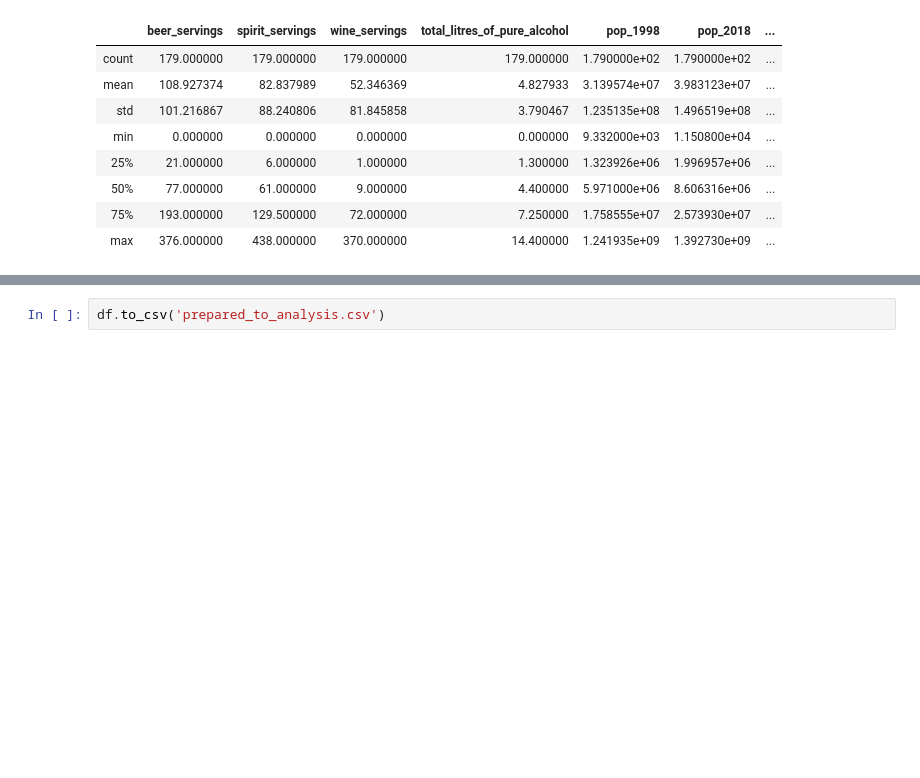
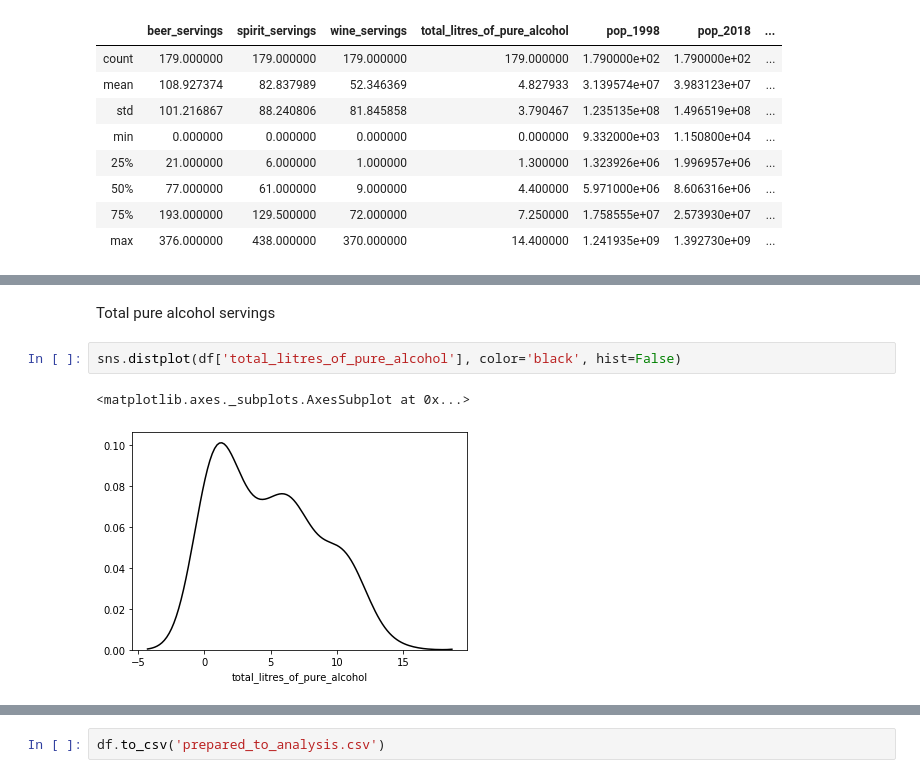
Before and after one commit to AdamJedz/DS-projekty, a Jupyter notebook: Alcohol/Igor/2. EDA and preparing the data.ipynb, the cells around one changed output, grey strips where cells are left out. Cells and saved outputs as stored; diff of their text form; blank space fills up the shorter version.

```diff
--- a/Alcohol/Igor/2. EDA and preparing the data.ipynb
+++ b/Alcohol/Igor/2. EDA and preparing the data.ipynb
@@ -125,0 +148,7 @@ df.describe()
+# %% [markdown]
+Total pure alcohol servings
+# %%
+sns.distplot(df['total_litres_of_pure_alcohol'], color='black', hist=False)
+# %% [output]
+<matplotlib.axes._subplots.AxesSubplot at 0x...>
+[figure, added]
```
Also changed, not shown: parts of 22 cells of this notebook, 4 other files.
